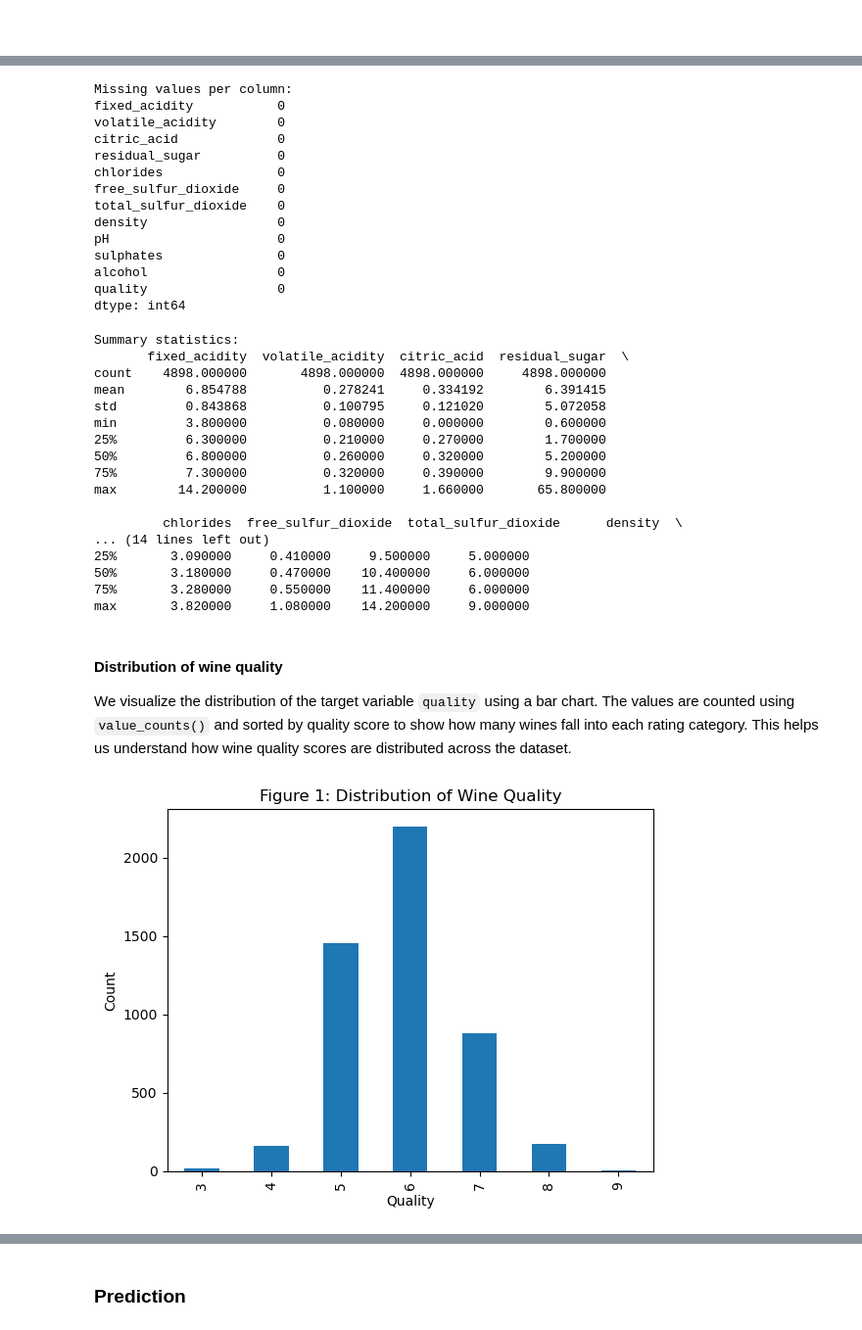
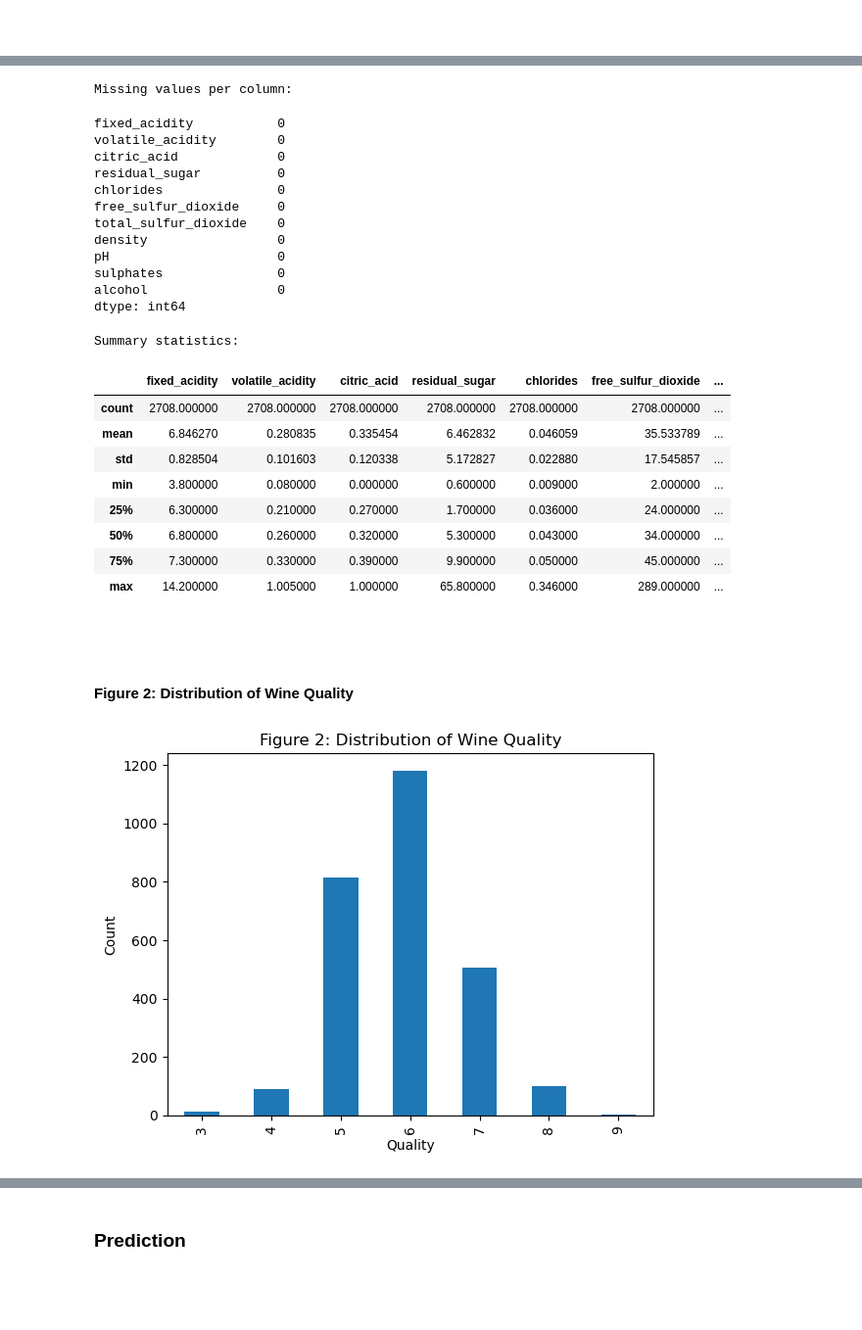
Before and after one commit to UBC-DSCI-310-2025W2/dsci-310-group-07, a Jupyter notebook: reports/white_wine_quality_analysis.ipynb, the cells around one changed output, grey strips where cells are left out. Shown at 98% size. Saved outputs shown, nothing was run; the diff lists cells and outputs as text; code cells hidden in the pictures; blank space fills up the shorter version.

```diff
--- a/reports/white_wine_quality_analysis.ipynb
+++ b/reports/white_wine_quality_analysis.ipynb
@@ -119,53 +194,45 @@ None
 # %%
 print("Missing values per column:")
-print(df.isnull().sum())
+X_train.isnull().sum()
 # %% [output]
 Missing values per column:
-fixed_acidity           0
-volatile_acidity        0
-citric_acid             0
-residual_sugar          0
-chlorides               0
-free_sulfur_dioxide     0
-total_sulfur_dioxide    0
-density                 0
-pH                      0
-sulphates               0
-alcohol                 0
-quality                 0
-dtype: int64
+fixed_acidity           0
+volatile_acidity        0
+citric_acid             0
+residual_sugar          0
+chlorides               0
+free_sulfur_dioxide     0
+total_sulfur_dioxide    0
+density                 0
+pH                      0
+sulphates               0
+alcohol                 0
+dtype: int64
 # %%
 print("Summary statistics:")
-print(df.describe())
+X_train.describe()
 # %% [output]
 Summary statistics:
-       fixed_acidity  volatile_acidity  citric_acid  residual_sugar  \
-count    4898.000000       4898.000000  4898.000000     4898.000000
-mean        6.854788          0.278241     0.334192        6.391415
-std         0.843868          0.100795     0.121020        5.072058
-min         3.800000          0.080000     0.000000        0.600000
-25%         6.300000          0.210000     0.270000        1.700000
-50%         6.800000          0.260000     0.320000        5.200000
-75%         7.300000          0.320000     0.390000        9.900000
-max        14.200000          1.100000     1.660000       65.800000
-
-         chlorides  free_sulfur_dioxide  total_sulfur_dioxide      density  \
-... (14 lines left out)
-25%       3.090000     0.410000     9.500000     5.000000
-50%       3.180000     0.470000    10.400000     6.000000
-75%       3.280000     0.550000    11.400000     6.000000
-max       3.820000     1.080000    14.200000     9.000000
+|  | fixed_acidity | volatile_acidity | citric_acid | residual_sugar | chlorides | free_sulfur_dioxide | ... |
+| count | 2708.000000 | 2708.000000 | 2708.000000 | 2708.000000 | 2708.000000 | 2708.000000 | ... |
+| mean | 6.846270 | 0.280835 | 0.335454 | 6.462832 | 0.046059 | 35.533789 | ... |
+| std | 0.828504 | 0.101603 | 0.120338 | 5.172827 | 0.022880 | 17.545857 | ... |
+| min | 3.800000 | 0.080000 | 0.000000 | 0.600000 | 0.009000 | 2.000000 | ... |
+| 25% | 6.300000 | 0.210000 | 0.270000 | 1.700000 | 0.036000 | 24.000000 | ... |
+| 50% | 6.800000 | 0.260000 | 0.320000 | 5.300000 | 0.043000 | 34.000000 | ... |
+| 75% | 7.300000 | 0.330000 | 0.390000 | 9.900000 | 0.050000 | 45.000000 | ... |
+| max | 14.200000 | 1.005000 | 1.000000 | 65.800000 | 0.346000 | 289.000000 | ... |
+# %% [markdown]
+<br>
 # %% [markdown]
-#### Distribution of wine quality
-
-We visualize the distribution of the target variable `quality` using a bar chart. The values are counted using `value_counts()` and sorted by quality score to show how many wines fall into each rating category. This helps us understand how wine quality scores are distributed across the dataset.
+#### Figure 2: Distribution of Wine Quality
 # %%
 plt.figure()
-df["quality"].value_counts().sort_index().plot(kind="bar")
-plt.title("Figure 1: Distribution of Wine Quality")
+y_train.value_counts().sort_index().plot(kind="bar")
+plt.title("Figure 2: Distribution of Wine Quality")
 plt.xlabel("Quality")
 plt.ylabel("Count")
 plt.show()
 # %% [output]
-[figure, old version]
+[figure, new version]
 # %% [markdown]
```
Also changed, not shown: parts of 60 cells of this notebook.
